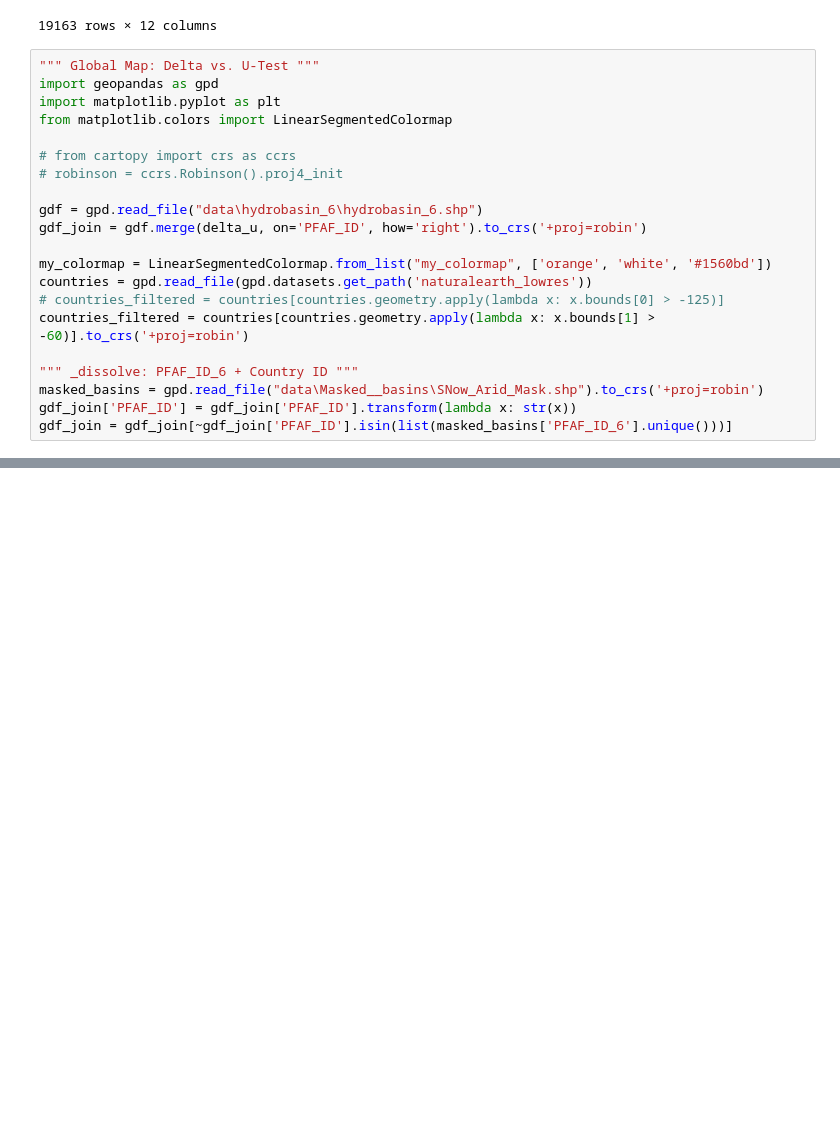
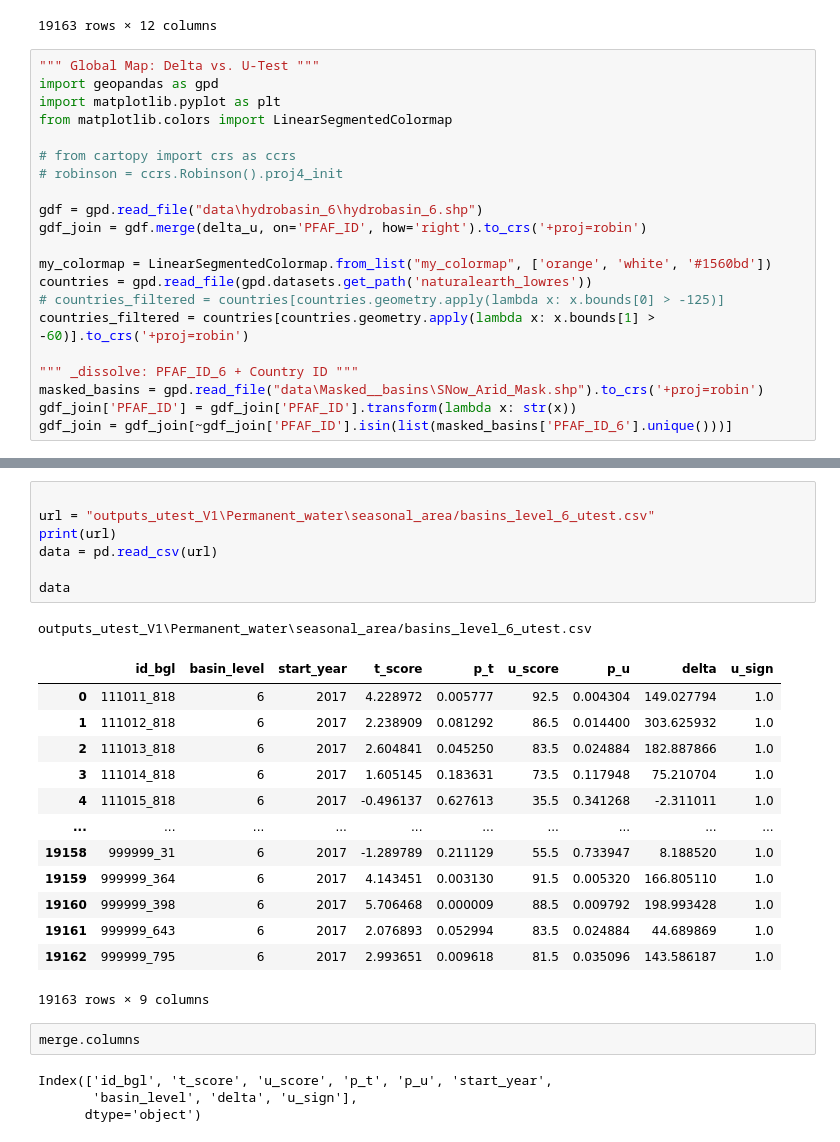
Before and after one commit to puzhao8/SDG661-Fresh-Water, a Jupyter notebook: testbed.ipynb, the cells around one changed output, grey strips where cells are left out. Drawn from its saved outputs; the diff is of its cells as text; blank space fills up the shorter version.

```diff
--- a/testbed.ipynb
+++ b/testbed.ipynb
@@ -898,0 +1102,28 @@ gdf_join = gdf_join[~gdf_join['PFAF_ID'].isin(list(masked_basins['PFAF_ID_6'].un
+# %%
+
+url = "outputs_utest_V1\Permanent_water\seasonal_area/basins_level_6_utest.csv"
+print(url)
+data = pd.read_csv(url)
+
+data
+# %% [output]
+outputs_utest_V1\Permanent_water\seasonal_area/basins_level_6_utest.csv
+|  | id_bgl | basin_level | start_year | t_score | p_t | u_score | p_u | delta | u_sign |
+| 0 | 111011_818 | 6 | 2017 | 4.228972 | 0.005777 | 92.5 | 0.004304 | 149.027794 | 1.0 |
+| 1 | 111012_818 | 6 | 2017 | 2.238909 | 0.081292 | 86.5 | 0.014400 | 303.625932 | 1.0 |
+| 2 | 111013_818 | 6 | 2017 | 2.604841 | 0.045250 | 83.5 | 0.024884 | 182.887866 | 1.0 |
+| 3 | 111014_818 | 6 | 2017 | 1.605145 | 0.183631 | 73.5 | 0.117948 | 75.210704 | 1.0 |
+| 4 | 111015_818 | 6 | 2017 | -0.496137 | 0.627613 | 35.5 | 0.341268 | -2.311011 | 1.0 |
+| ... | ... | ... | ... | ... | ... | ... | ... | ... | ... |
+| 19158 | 999999_31 | 6 | 2017 | -1.289789 | 0.211129 | 55.5 | 0.733947 | 8.188520 | 1.0 |
+| 19159 | 999999_364 | 6 | 2017 | 4.143451 | 0.003130 | 91.5 | 0.005320 | 166.805110 | 1.0 |
+| 19160 | 999999_398 | 6 | 2017 | 5.706468 | 0.000009 | 88.5 | 0.009792 | 198.993428 | 1.0 |
+| 19161 | 999999_643 | 6 | 2017 | 2.076893 | 0.052994 | 83.5 | 0.024884 | 44.689869 | 1.0 |
+| 19162 | 999999_795 | 6 | 2017 | 2.993651 | 0.009618 | 81.5 | 0.035096 | 143.586187 | 1.0 |
+19163 rows × 9 columns
+# %%
+merge.columns
+# %% [output]
+Index(['id_bgl', 't_score', 'u_score', 'p_t', 'p_u', 'start_year',
+       'basin_level', 'delta', 'u_sign'],
+      dtype='object')
```
Also changed, not shown: parts of 11 cells of this notebook, 39 other files.
